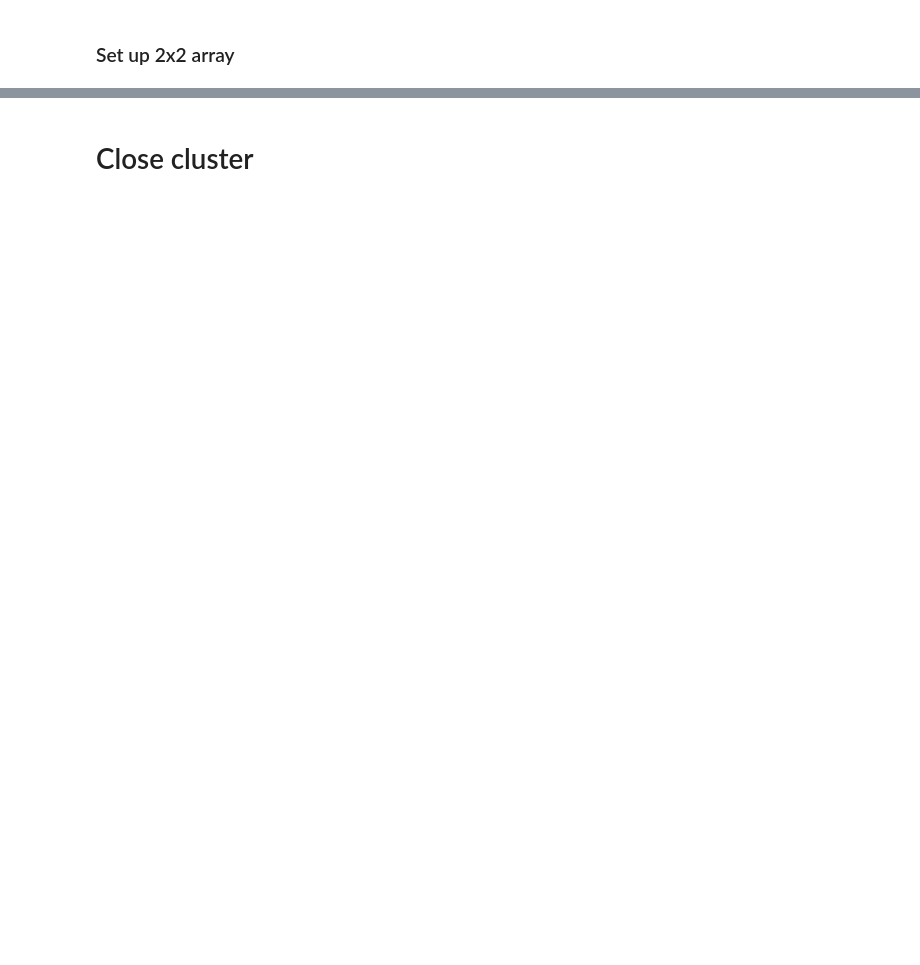
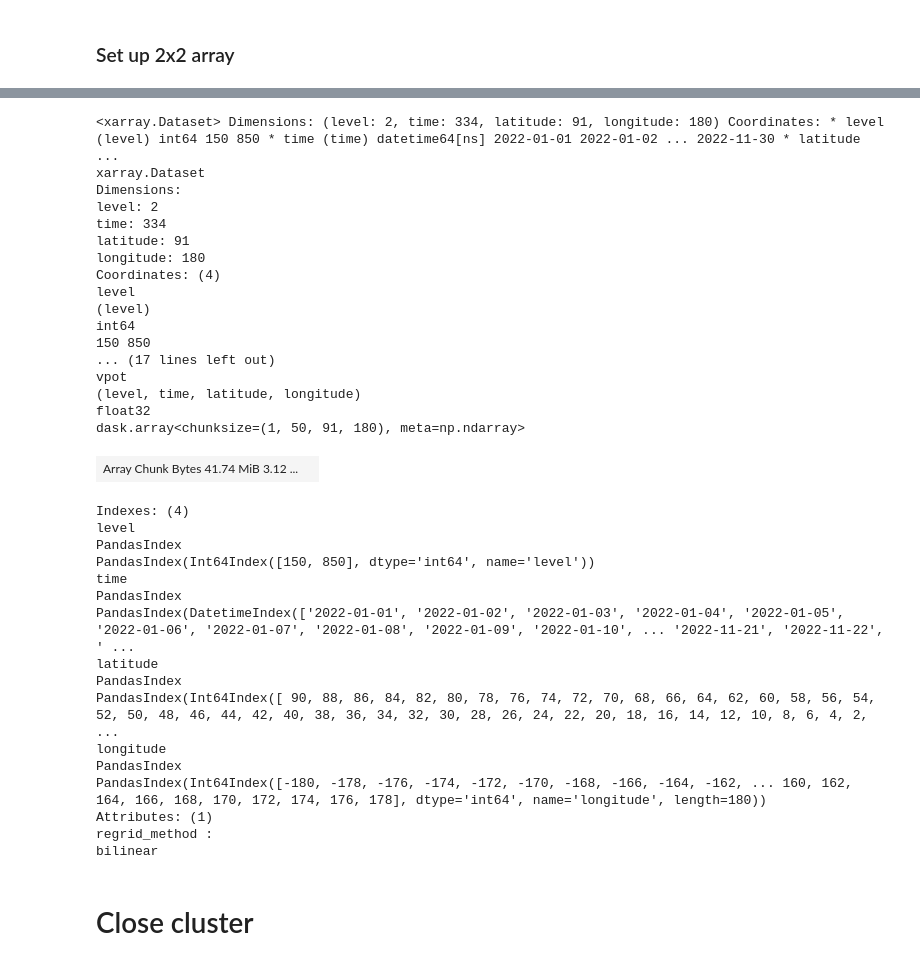
Before and after one commit to dougrichardson/Wet_Aus_2022, a Jupyter notebook: calculate_velocity_potential.ipynb, the cells around one changed output, grey strips where cells are left out. Cells and saved outputs as stored; diff of their text form; code cells hidden in the pictures; blank space fills up the shorter version.

```diff
--- a/calculate_velocity_potential.ipynb
+++ b/calculate_velocity_potential.ipynb
@@ -244,3 +331,40 @@ regridder
 # %%
 vpot_2 = regridder(vpot)
+# %%
+vpot_2
+# %% [output]
+<xarray.Dataset> Dimensions: (level: 2, time: 334, latitude: 91, longitude: 180) Coordinates: * level (level) int64 150 850 * time (time) datetime64[ns] 2022-01-01 2022-01-02 ... 2022-11-30 * latitude ...
+xarray.Dataset
+Dimensions:
+level: 2
+time: 334
+latitude: 91
+longitude: 180
+Coordinates: (4)
+level
+(level)
+int64
+150 850
+... (17 lines left out)
+vpot
+(level, time, latitude, longitude)
+float32
+dask.array<chunksize=(1, 50, 91, 180), meta=np.ndarray>
+| Array Chunk Bytes 41.74 MiB 3.12 ... |  |
+Indexes: (4)
+level
+PandasIndex
+PandasIndex(Int64Index([150, 850], dtype='int64', name='level'))
+time
+PandasIndex
+PandasIndex(DatetimeIndex(['2022-01-01', '2022-01-02', '2022-01-03', '2022-01-04', '2022-01-05', '2022-01-06', '2022-01-07', '2022-01-08', '2022-01-09', '2022-01-10', ... '2022-11-21', '2022-11-22', ' ...
+latitude
+PandasIndex
+PandasIndex(Int64Index([ 90, 88, 86, 84, 82, 80, 78, 76, 74, 72, 70, 68, 66, 64, 62, 60, 58, 56, 54, 52, 50, 48, 46, 44, 42, 40, 38, 36, 34, 32, 30, 28, 26, 24, 22, 20, 18, 16, 14, 12, 10, 8, 6, 4, 2, ...
+longitude
+PandasIndex
+PandasIndex(Int64Index([-180, -178, -176, -174, -172, -170, -168, -166, -164, -162, ... 160, 162, 164, 166, 168, 170, 172, 174, 176, 178], dtype='int64', name='longitude', length=180))
+Attributes: (1)
+regrid_method :
+bilinear
 # %%
```
Also changed, not shown: parts of 13 cells of this notebook.
